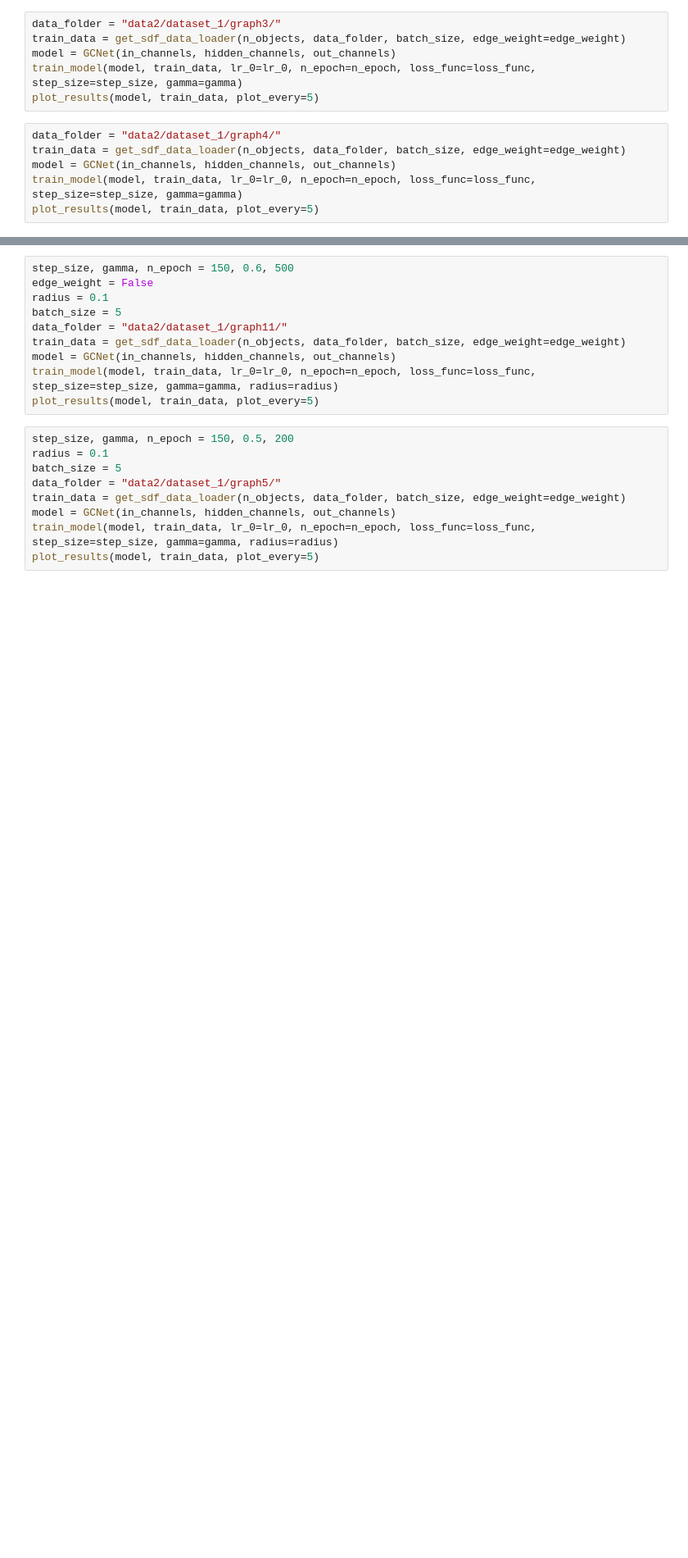
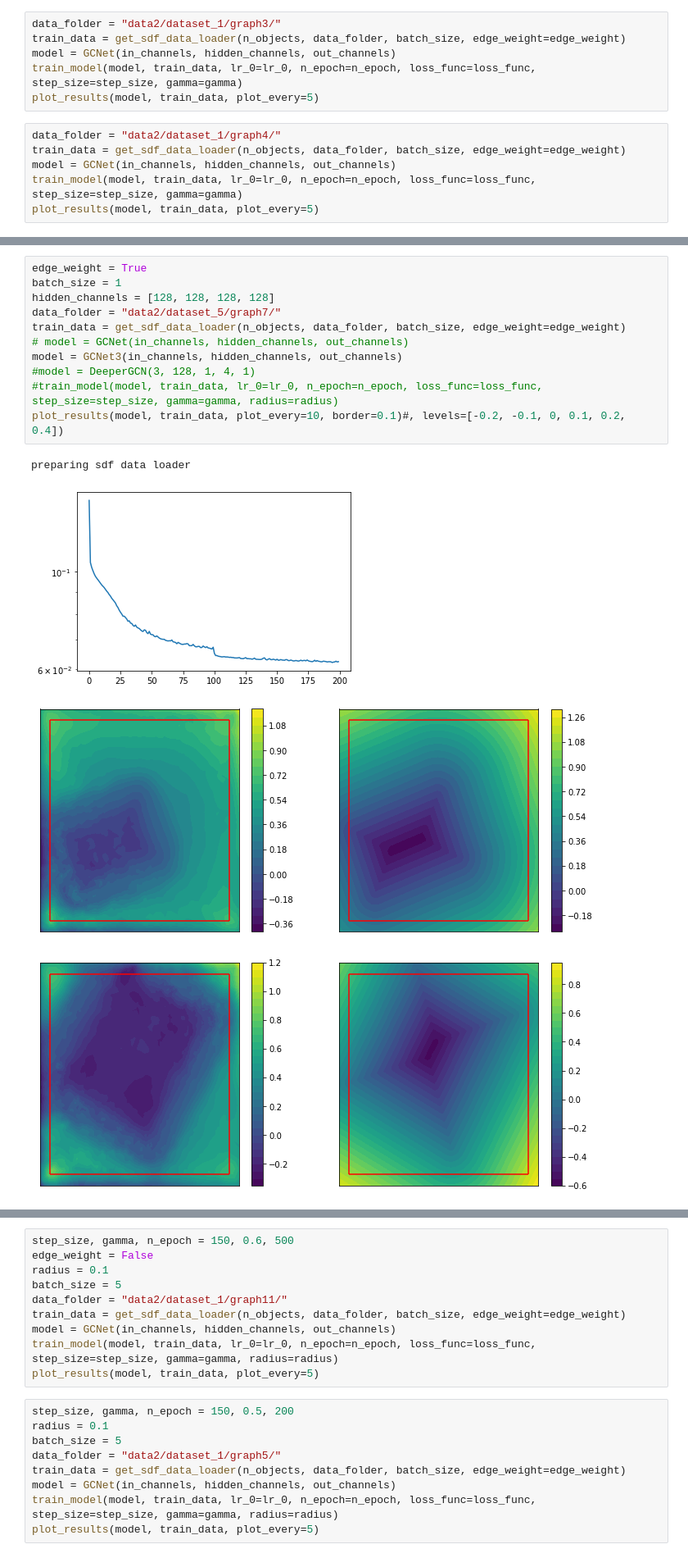
Before and after one commit to amaleki2/sdf-predict-graph, a Jupyter notebook: runs.ipynb, the cells around one changed output, grey strips where cells are left out. Shown at 82% size. Saved outputs shown, nothing was run; the diff lists cells and outputs as text; blank space fills up the shorter version.

```diff
--- a/runs.ipynb
+++ b/runs.ipynb
@@ -67,0 +49,16 @@ KeyboardInterrupt:
+# %%
+edge_weight = True
+batch_size = 1
+hidden_channels = [128, 128, 128, 128]
+data_folder = "data2/dataset_5/graph7/"
+train_data = get_sdf_data_loader(n_objects, data_folder, batch_size, edge_weight=edge_weight)
+# model = GCNet(in_channels, hidden_channels, out_channels)
+model = GCNet3(in_channels, hidden_channels, out_channels)
+#model = DeeperGCN(3, 128, 1, 4, 1)
+#train_model(model, train_data, lr_0=lr_0, n_epoch=n_epoch, loss_func=loss_func, step_size=step_size, gamma=gamma, radius=radius)
+plot_results(model, train_data, plot_every=10, border=0.1)#, levels=[-0.2, -0.1, 0, 0.1, 0.2, 0.4])
+# %% [output]
+preparing sdf data loader
+[figure, added]
+[figure, added]
+[figure, added]
```
Also changed, not shown: parts of 20 cells of this notebook, 5 other files.
